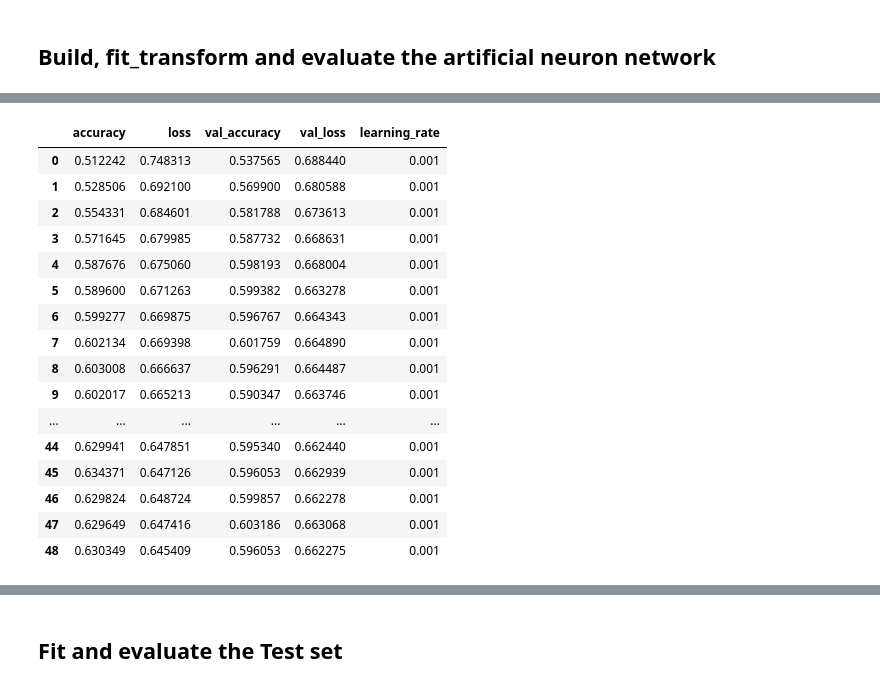
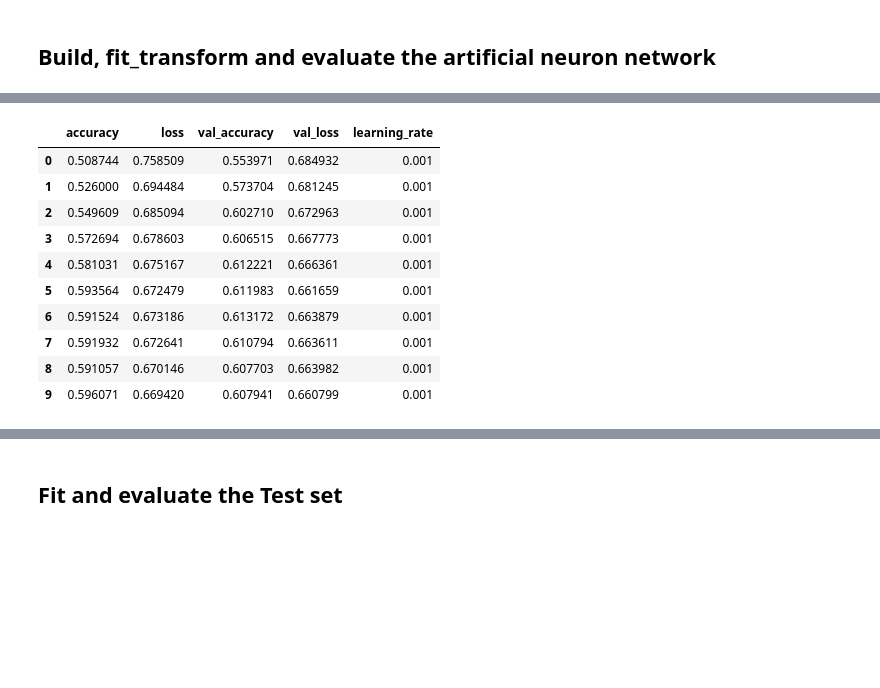
Before and after one commit to parides55/patient-readmission, a Jupyter notebook: jupyter_notebooks/6 - ModelAndEvaluationANN.ipynb, the cells around one changed output, grey strips where cells are left out. Saved outputs shown, nothing was run; the diff lists cells and outputs as text; code cells hidden in the pictures; blank space fills up the shorter version.

```diff
--- a/jupyter_notebooks/6 - ModelAndEvaluationANN.ipynb
+++ b/jupyter_notebooks/6 - ModelAndEvaluationANN.ipynb
@@ -144,21 +133,29 @@ print("* Test set:",   X_test.shape, y_test.shape)
 * Test set: (5000, 15) (5000,)
 # %% [markdown]
 ## Create Feature Engineering Pipeline
-# %%
-from sklearn.pipeline import Pipeline
-from sklearn.preprocessing import StandardScaler
-from feature_engine.encoding import OneHotEncoder
-from feature_engine.outliers import Winsorizer
-
-def pipeline_for_feat_eng():
-    pipeline_base = Pipeline([
-        ('winsorizer_iqr', Winsorizer(capping_method='iqr', tail='both', fold=1.5, variables=num_vars_iqr_list)),
-        ('winsorizer_gaussian', Winsorizer(capping_method='gaussian', tail='both', fold=3, variables=num_vars_gausian_list)),
-        ('ordinalEncoder', OneHotEncoder(variables=categorical_variables_list)),
-        ('scaler', StandardScaler())
-    ])
-
-    return pipeline_base
+# %%
+from sklearn.pipeline import Pipeline
+
+# Feature Engineering
+from feature_engine.selection import SmartCorrelatedSelection
+from feature_engine.encoding import OrdinalEncoder
+from feature_engine.outliers import Winsorizer
+from feature_engine.transformation import YeoJohnsonTransformer
+from sklearn.preprocessing import StandardScaler
+
+
+def pipeline_for_feat_eng():
+    pipeline_base = Pipeline([
+        ("OrdinalEncoder", OrdinalEncoder(encoding_method='arbitrary',variables=categorical_variables_list)),
+        ('Winsorizer_iqr', Winsorizer(variables=num_vars_iqr_list,
+                                capping_method='iqr', tail='both', fold=1.5)),
+        ('YeoJohnsonTransformer',YeoJohnsonTransformer(variables=['n_medications','n_lab_procedures'])),
+        ("SmartCorrelatedSelection", SmartCorrelatedSelection(variables=None,
+        method="spearman", threshold=0.4, selection_method="variance")),
+        ("scaler", StandardScaler())
+    ])
+
+    return pipeline_base
 # %%
 pipeline = pipeline_for_feat_eng()
 X_train = pipeline.fit_transform(X_train)
@@ -230,7 +220,7 @@ os.environ['TF_CPP_MIN_LOG_LEVEL'] = '2';
 from tensorflow.keras.models import Sequential
 from tensorflow.keras.layers import Dense,Dropout,BatchNormalization
 
-def create_tf_model(n_features, activation='relu', optimizer='adam'):
+def create_tf_model(n_features, activation='leaky_relu', optimizer='adam'):
 
     model = Sequential()
     model.add(Dense(units=n_features,activation=activation, input_shape=(n_features,)))
@@ -326,25 +316,19 @@ Epoch 39: early stopping
 <keras.src.callbacks.history.History at 0x...>
 # %%
 history = pd.DataFrame(model.history.history)
-history
+history.head(10)
 # %% [output]
 |  | accuracy | loss | val_accuracy | val_loss | learning_rate |
-| 0 | 0.512242 | 0.748313 | 0.537565 | 0.688440 | 0.001 |
-| 1 | 0.528506 | 0.692100 | 0.569900 | 0.680588 | 0.001 |
-| 2 | 0.554331 | 0.684601 | 0.581788 | 0.673613 | 0.001 |
-| 3 | 0.571645 | 0.679985 | 0.587732 | 0.668631 | 0.001 |
-| 4 | 0.587676 | 0.675060 | 0.598193 | 0.668004 | 0.001 |
-| 5 | 0.589600 | 0.671263 | 0.599382 | 0.663278 | 0.001 |
-| 6 | 0.599277 | 0.669875 | 0.596767 | 0.664343 | 0.001 |
-| 7 | 0.602134 | 0.669398 | 0.601759 | 0.664890 | 0.001 |
-| 8 | 0.603008 | 0.666637 | 0.596291 | 0.664487 | 0.001 |
-| 9 | 0.602017 | 0.665213 | 0.590347 | 0.663746 | 0.001 |
-| ... | ... | ... | ... | ... | ... |
-| 44 | 0.629941 | 0.647851 | 0.595340 | 0.662440 | 0.001 |
-| 45 | 0.634371 | 0.647126 | 0.596053 | 0.662939 | 0.001 |
-| 46 | 0.629824 | 0.648724 | 0.599857 | 0.662278 | 0.001 |
-| 47 | 0.629649 | 0.647416 | 0.603186 | 0.663068 | 0.001 |
-| 48 | 0.630349 | 0.645409 | 0.596053 | 0.662275 | 0.001 |
+| 0 | 0.508744 | 0.758509 | 0.553971 | 0.684932 | 0.001 |
+| 1 | 0.526000 | 0.694484 | 0.573704 | 0.681245 | 0.001 |
+| 2 | 0.549609 | 0.685094 | 0.602710 | 0.672963 | 0.001 |
+| 3 | 0.572694 | 0.678603 | 0.606515 | 0.667773 | 0.001 |
+| 4 | 0.581031 | 0.675167 | 0.612221 | 0.666361 | 0.001 |
+| 5 | 0.593564 | 0.672479 | 0.611983 | 0.661659 | 0.001 |
+| 6 | 0.591524 | 0.673186 | 0.613172 | 0.663879 | 0.001 |
+| 7 | 0.591932 | 0.672641 | 0.610794 | 0.663611 | 0.001 |
+| 8 | 0.591057 | 0.670146 | 0.607703 | 0.663982 | 0.001 |
+| 9 | 0.596071 | 0.669420 | 0.607941 | 0.660799 | 0.001 |
 # %%
 import seaborn as sns
 import matplotlib.pyplot as plt
```
Also changed, not shown: parts of 30 cells of this notebook.
